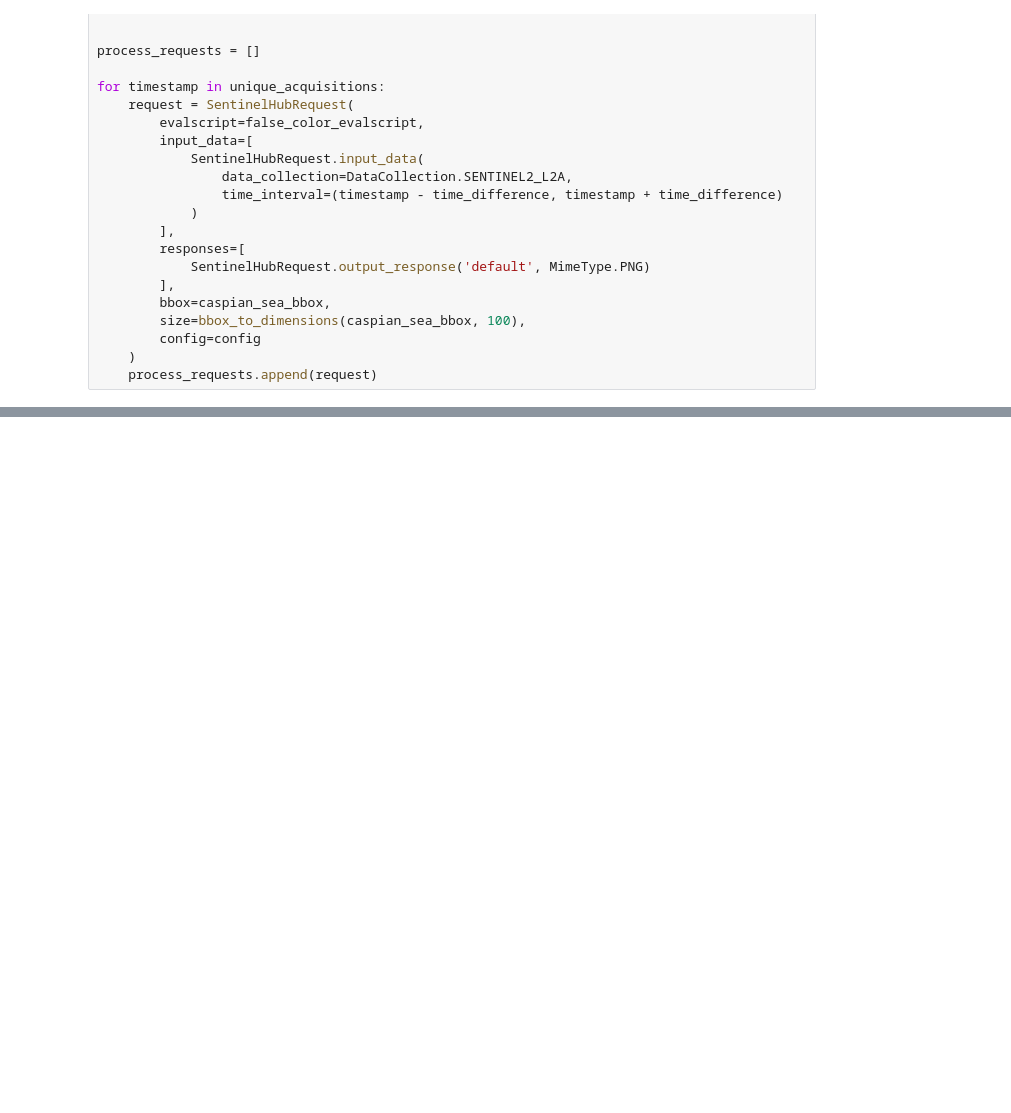
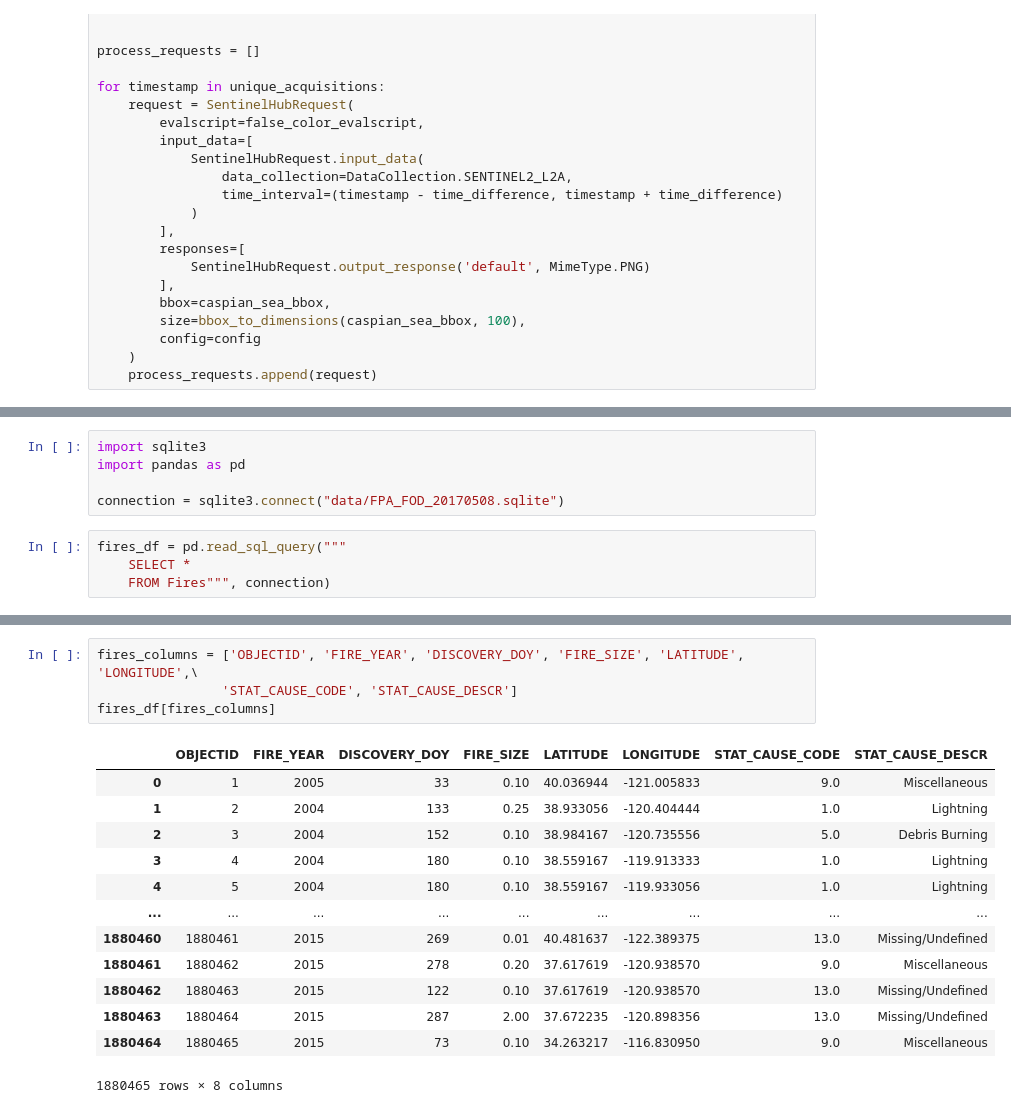
Before and after one commit to beccaroskill/ML-Climate-Final-Project-Template, a Jupyter notebook: src/InitialExploration.ipynb, the cells around one changed output, grey strips where cells are left out. Saved outputs shown, nothing was run; the diff lists cells and outputs as text; blank space fills up the shorter version.

```diff
--- a/src/InitialExploration.ipynb
+++ b/src/InitialExploration.ipynb
@@ -201,0 +188,9 @@ plt.tight_layout()
+# %%
+import sqlite3
+import pandas as pd
+
+connection = sqlite3.connect("data/FPA_FOD_20170508.sqlite")
+# %%
+fires_df = pd.read_sql_query("""
+    SELECT *
+    FROM Fires""", connection)
@@ -201,0 +212,18 @@ plt.tight_layout()
+# %%
+fires_columns = ['OBJECTID', 'FIRE_YEAR', 'DISCOVERY_DOY', 'FIRE_SIZE', 'LATITUDE', 'LONGITUDE',\
+                'STAT_CAUSE_CODE', 'STAT_CAUSE_DESCR']
+fires_df[fires_columns]
+# %% [output]
+|  | OBJECTID | FIRE_YEAR | DISCOVERY_DOY | FIRE_SIZE | LATITUDE | LONGITUDE | STAT_CAUSE_CODE | STAT_CAUSE_DESCR |
+| 0 | 1 | 2005 | 33 | 0.10 | 40.036944 | -121.005833 | 9.0 | Miscellaneous |
+| 1 | 2 | 2004 | 133 | 0.25 | 38.933056 | -120.404444 | 1.0 | Lightning |
+| 2 | 3 | 2004 | 152 | 0.10 | 38.984167 | -120.735556 | 5.0 | Debris Burning |
+| 3 | 4 | 2004 | 180 | 0.10 | 38.559167 | -119.913333 | 1.0 | Lightning |
+| 4 | 5 | 2004 | 180 | 0.10 | 38.559167 | -119.933056 | 1.0 | Lightning |
+| ... | ... | ... | ... | ... | ... | ... | ... | ... |
+| 1880460 | 1880461 | 2015 | 269 | 0.01 | 40.481637 | -122.389375 | 13.0 | Missing/Undefined |
+| 1880461 | 1880462 | 2015 | 278 | 0.20 | 37.617619 | -120.938570 | 9.0 | Miscellaneous |
+| 1880462 | 1880463 | 2015 | 122 | 0.10 | 37.617619 | -120.938570 | 13.0 | Missing/Undefined |
+| 1880463 | 1880464 | 2015 | 287 | 2.00 | 37.672235 | -120.898356 | 13.0 | Missing/Undefined |
+| 1880464 | 1880465 | 2015 | 73 | 0.10 | 34.263217 | -116.830950 | 9.0 | Miscellaneous |
+1880465 rows × 8 columns
```
Also changed, not shown: parts of 33 cells of this notebook.
